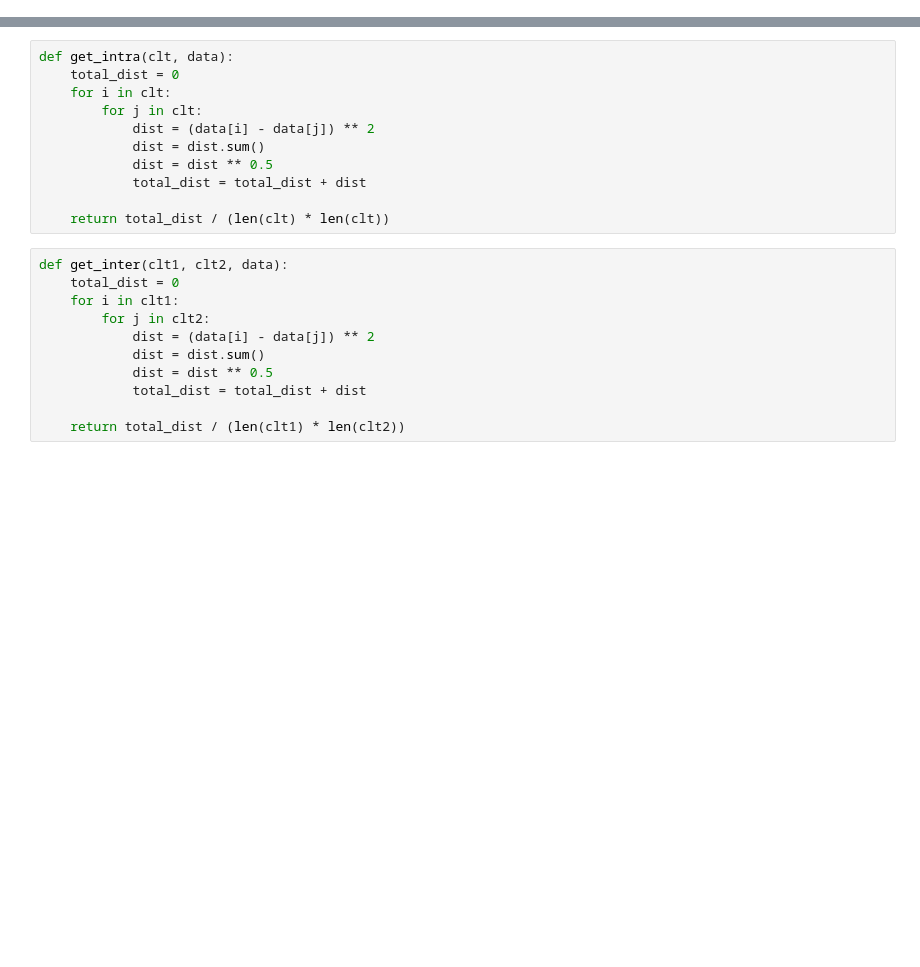
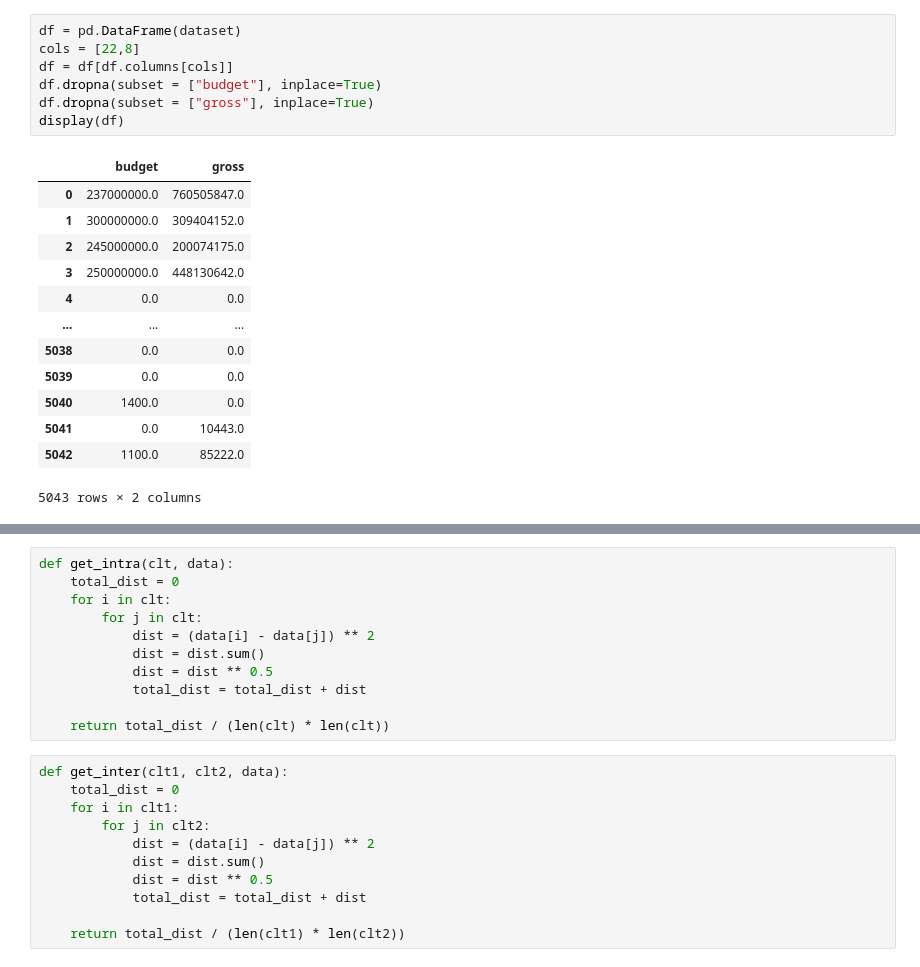
Before and after one commit to furqoncreative/clusterling-bisecting-kmeans, a Jupyter notebook: Bisecting_K_Means.ipynb, the cells around one changed output, grey strips where cells are left out. Saved outputs shown, nothing was run; the diff lists cells and outputs as text; blank space fills up the shorter version.

```diff
--- a/Bisecting_K_Means.ipynb
+++ b/Bisecting_K_Means.ipynb
@@ -26,2 +23,23 @@ df.head(10)
+# %%
+df = pd.DataFrame(dataset)
+cols = [22,8]
+df = df[df.columns[cols]]
+df.dropna(subset = ["budget"], inplace=True)
+df.dropna(subset = ["gross"], inplace=True)
+display(df)
+# %% [output]
+|  | budget | gross |
+| 0 | 237000000.0 | 760505847.0 |
+| 1 | 300000000.0 | 309404152.0 |
+| 2 | 245000000.0 | 200074175.0 |
+| 3 | 250000000.0 | 448130642.0 |
+| 4 | 0.0 | 0.0 |
+| ... | ... | ... |
+| 5038 | 0.0 | 0.0 |
+| 5039 | 0.0 | 0.0 |
+| 5040 | 1400.0 | 0.0 |
+| 5041 | 0.0 | 10443.0 |
+| 5042 | 1100.0 | 85222.0 |
+5043 rows × 2 columns
 # %%
 data = df.to_numpy()
```
Also changed, not shown: parts of 7 cells of this notebook.
